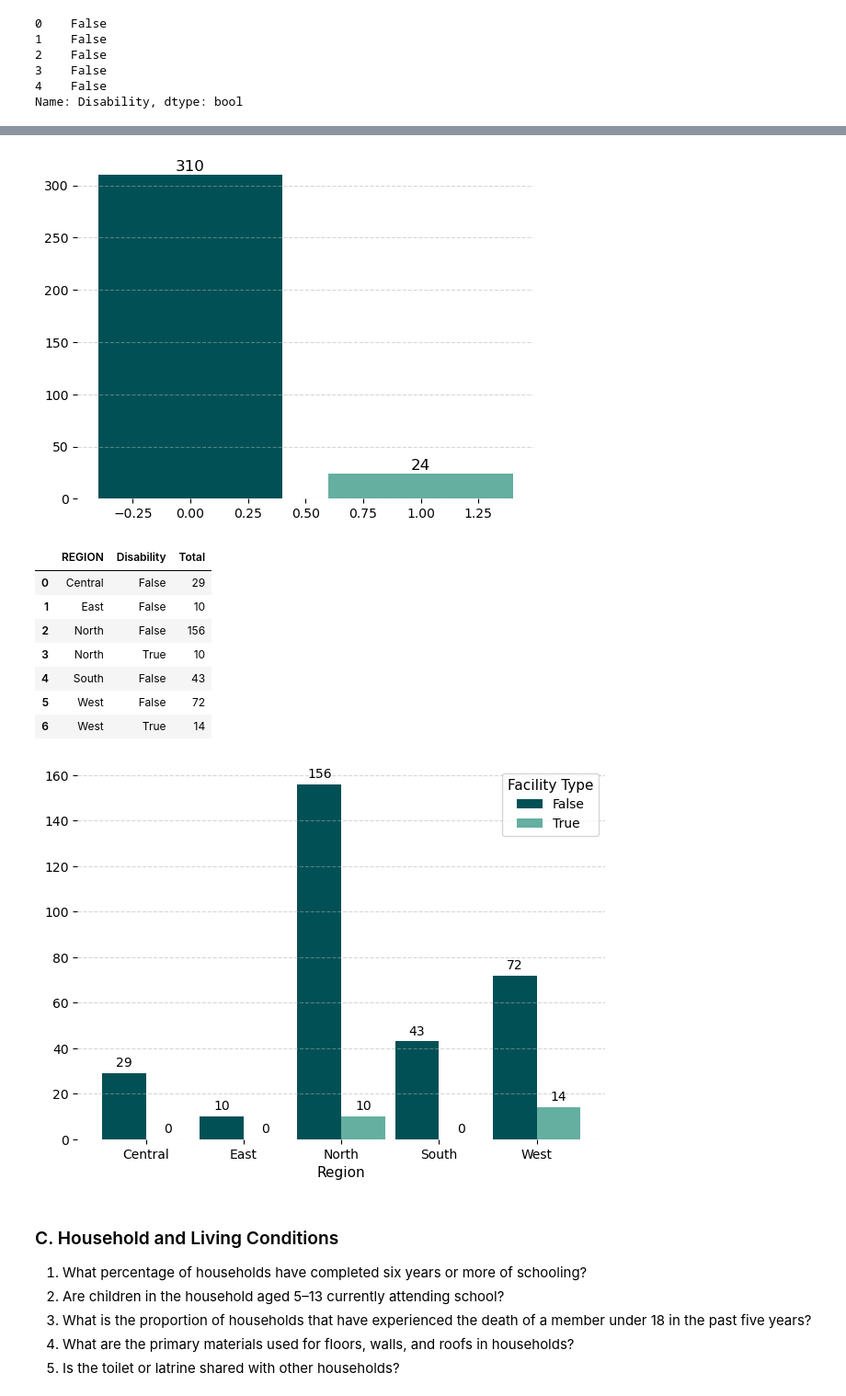
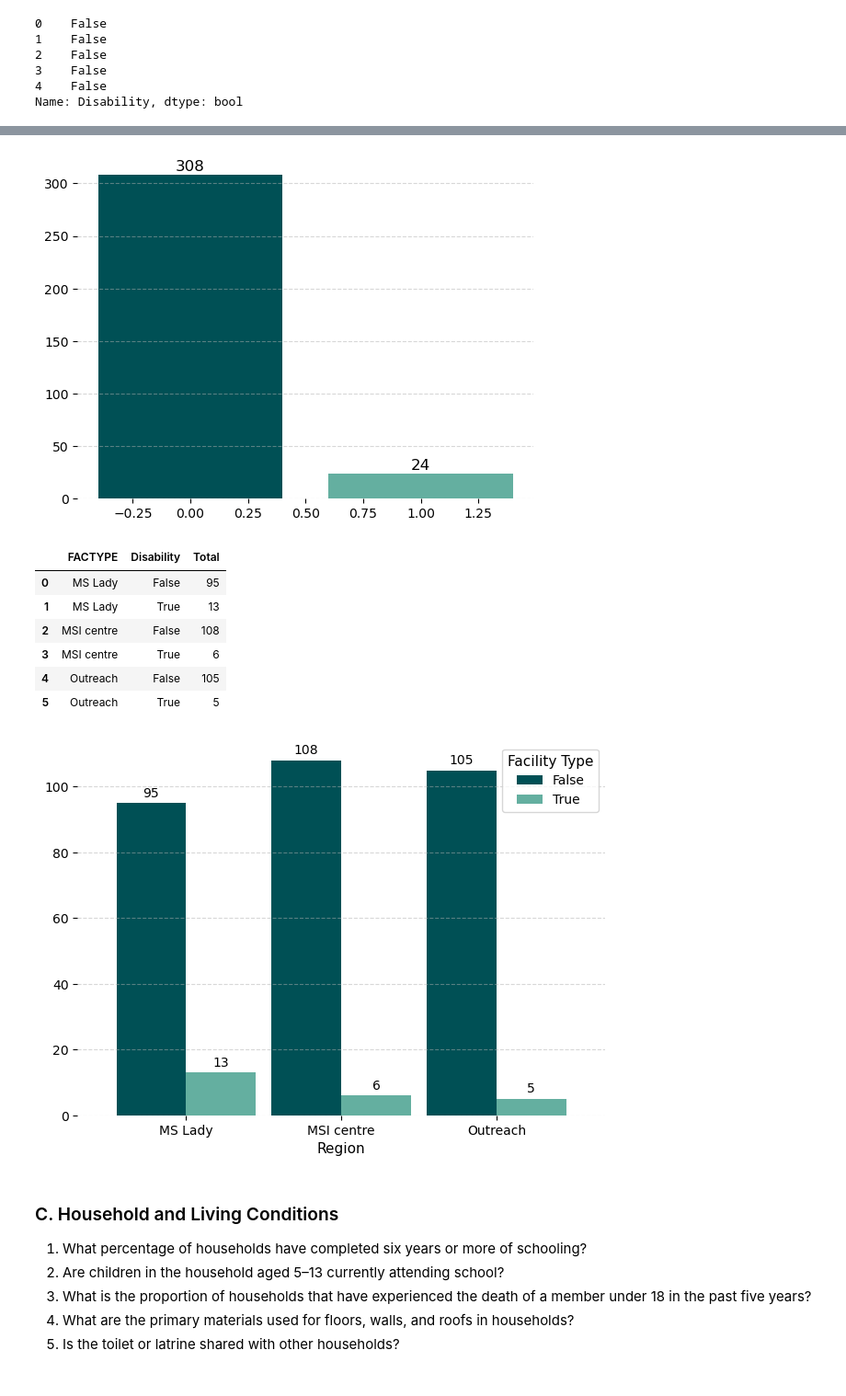
Before and after one commit to Mirwais-Farahi/MSIHealthServiceAnalytics, a Jupyter notebook: notebooks/02_data_analysis.ipynb, the cells around one changed output, grey strips where cells are left out. Shown at 92% size. Drawn from its saved outputs; the diff is of its cells as text; code cells hidden in the pictures.

```diff
--- a/notebooks/02_data_analysis.ipynb
+++ b/notebooks/02_data_analysis.ipynb
@@ -29,7 +32,7 @@ display()
 Display All Columns Feature Activated
 # %%
 # load the CEI dataset
-data_file_path = '../data/processed/MSIA_2024_CEI_Afghanistan_data.csv'
+data_file_path = '../data/processed/MSIA_2024_CEI_Afghanistan_data_cleaned.csv'
 data = load_data(data_file_path)
 # %%
 # Read labels stata file
@@ -126,6 +129,5 @@ plot_vertical_bar_chart(site_distribution['FACTYPE'], site_distribution['Total S
 # %%
 # How is the distribution of facility types across regions?
-data['REGION'].replace('Other', 'Central', inplace=True)
 
 facility_types = data.groupby(['REGION', 'FACTYPE']).size().reset_index(name='Count')
 facility_types.sort_values(by='REGION', inplace=True)
@@ -455,23 +449,22 @@ disability_counts
 # %%
 plot_vertical_bar_chart(disability_counts['Disability'], disability_counts['Count'], colors)
 # %% [output]
-[figure, old version]
+[figure, new version]
 # %%
-region_wise_disability = data.groupby(['REGION', 'Disability']).size().reset_index(name='Total')
+region_wise_disability = data.groupby(['FACTYPE', 'Disability']).size().reset_index(name='Total')
 region_wise_disability
 # %% [output]
-|  | REGION | Disability | Total |
-| 0 | Central | False | 29 |
-| 1 | East | False | 10 |
-| 2 | North | False | 156 |
-| 3 | North | True | 10 |
-| 4 | South | False | 43 |
-| 5 | West | False | 72 |
-| 6 | West | True | 14 |
+|  | FACTYPE | Disability | Total |
+| 0 | MS Lady | False | 95 |
+| 1 | MS Lady | True | 13 |
+| 2 | MSI centre | False | 108 |
+| 3 | MSI centre | True | 6 |
+| 4 | Outreach | False | 105 |
+| 5 | Outreach | True | 5 |
 # %%
-plot_distribution(region_wise_disability, index='REGION', cols='Disability', values='Total', colors=colors)
+plot_distribution(region_wise_disability, index='FACTYPE', cols='Disability', values='Total', colors=colors)
 # %% [output]
-[figure, old version]
+[figure, new version]
 # %% [markdown]
 ### C. Household and Living Conditions
 1. What percentage of households have completed six years or more of schooling?
```
Also changed, not shown: parts of 24 cells of this notebook, 1 other file.
